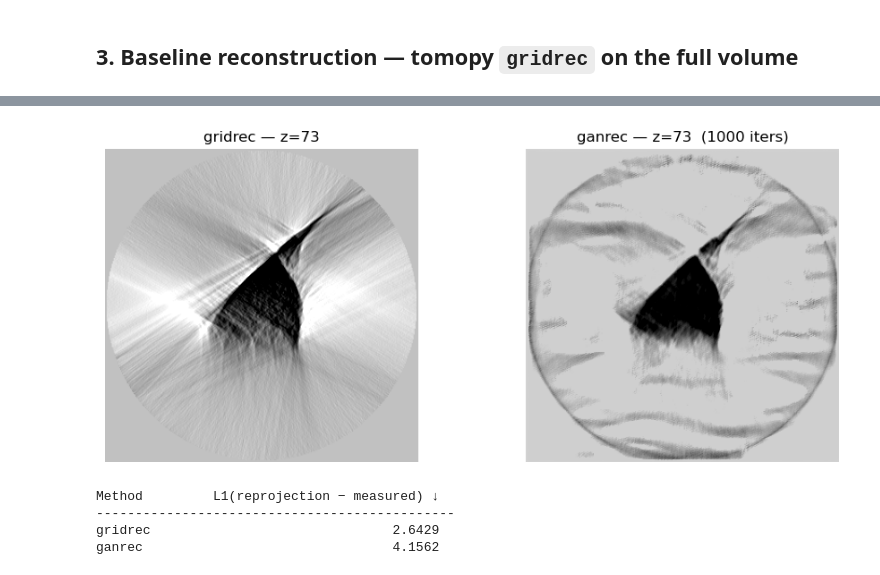
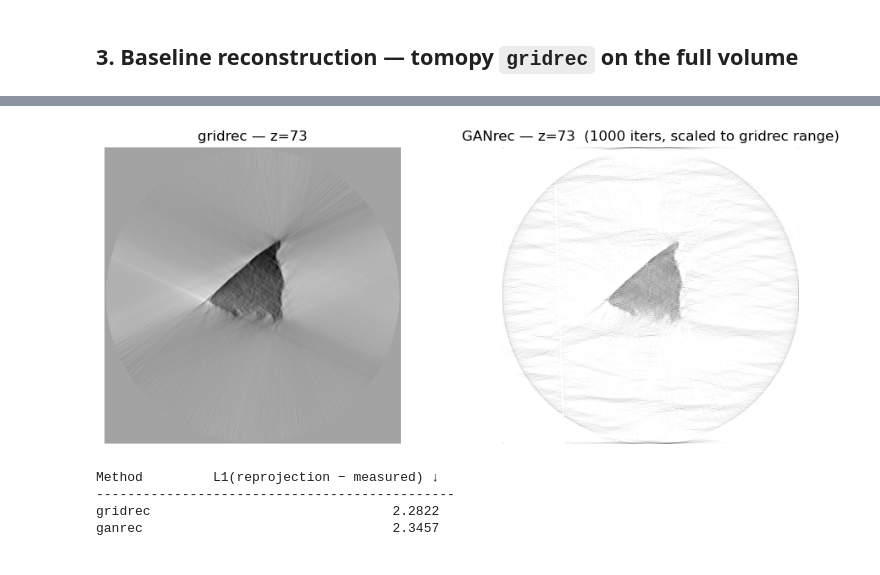
Before and after one commit to levijh1/TomoMono, a Jupyter notebook: ganrec_realData_walkthrough.ipynb, the cells around one changed output, grey strips where cells are left out. Cells and saved outputs as stored; diff of their text form; code cells hidden in the pictures.

```diff
--- a/ganrec_realData_walkthrough.ipynb
+++ b/ganrec_realData_walkthrough.ipynb
@@ -41,7 +29,8 @@ Torch device: cuda
 GPU: Tesla P100-PCIE-16GB
 # %%
 # ── Config ──────────────────────────────────────────────────────────────
-ALIGNED_TIFF = '/home/ljh79/TomoMono/alignedProjections/APSbeamtime_Oct25/cfg59_ds4x_aligned_20260505-121404.tif'
+# ALIGNED_TIFF = '/home/ljh79/TomoMono/alignedProjections/APSbeamtime_Oct25/cfg59_ds4x_aligned_20260505-121404.tif'
+ALIGNED_TIFF = '/home/ljh79/TomoMono/alignedProjections/APSbeamtime_Oct25/bestNotebookAlignedProjections(4xds).tiff'
 RAW_HDF5     = '/home/ljh79/groups/grp_ptychi/nobackup/autodelete/Oct2025APSdata/tomo_data_run_final_2.hdf5'
 
 ITER_NUM   = 1000                   # GAN iterations per slice
@@ -60,6 +49,9 @@ def _load_angles_from_hdf5(path):
     with h5py.File(path, 'r') as hf:
         ang_deg = hf['angles'][...]
     ang_rad = ang_deg * np.pi / 180.0
+
+    drop_idx = [19, 26]
+    ang_rad = np.delete(ang_rad, drop_idx, axis=0)
     return ang_rad - np.mean(ang_rad)
 
 print(f'Loading pre-aligned TIFF: {ALIGNED_TIFF}')
@@ -167,7 +124,7 @@ torch._dynamo.config.suppress_errors = True
 # %%
 torch.manual_seed(RNG_SEED)
 # ganrec_slice = GANtomo(-prj_slice, angles_rad, iter_num=ITER_NUM, recon_monitor=True).recon()
-ganrec_slice = GANtomo(-prj_slice, angles_rad, iter_num=1000, l1_ratio=300, g_learning_rate= 5e-4, circle_mask=0.5, recon_monitor=True).recon()
+ganrec_slice = GANtomo(-prj_slice, angles_rad, iter_num=1000, l1_ratio=300, g_learning_rate= 5e-4, recon_monitor=True).recon()
 
 ganrec_slice = np.asarray(ganrec_slice)
 while ganrec_slice.ndim > 2:
@@ -192,43 +140,48 @@ plt.show()
 # %%
-def zscore(x):
-    x = x.astype(np.float32)
-    return (x - x.mean()) / (x.std() + 1e-8)
+def torch_nor_tomo(x):
+    x = (x - x.mean()) / x.std()
+    return x - x.min()
 
-gridrec_s = gridrec_vol[SLICE_IDX]
-gr_n, gn_n = zscore(gridrec_s), zscore(-ganrec_slice)
+gridrec_s    = gridrec_vol[SLICE_IDX]
+ganrec_flipped = -ganrec_slice  # GANtomo was called with negated projections
 
-vmin, vmax = np.percentile(gr_n, [2, 98])
+# Rescale GANrec to match gridrec's value range
+gr_min, gr_max = float(gridrec_s.min()), float(gridrec_s.max())
+gn_min, gn_max = float(ganrec_flipped.min()), float(ganrec_flipped.max())
+ganrec_scaled  = (ganrec_flipped - gn_min) / (gn_max - gn_min + 1e-8) * (gr_max - gr_min) + gr_min
+
 fig, ax = plt.subplots(1, 2, figsize=(10, 4))
-ax[0].imshow(gr_n, cmap='gray', vmin=vmin, vmax=vmax); ax[0].set_title(f'{RECON_ALG} — z={SLICE_IDX}')
-ax[1].imshow(gn_n, cmap='gray', vmin=vmin, vmax=vmax); ax[1].set_title(f'ganrec — z={SLICE_IDX}  ({ITER_NUM} iters)')
-
+ax[0].imshow(gridrec_s,    cmap='gray', vmin=gr_min, vmax=gr_max)
+ax[0].set_title(f'{RECON_ALG} — z={SLICE_IDX}')
+ax[1].imshow(ganrec_scaled, cmap='gray', vmin=gr_min, vmax=gr_max)
+ax[1].set_title(f'GANrec — z={SLICE_IDX}  ({ITER_NUM} iters, scaled to gridrec range)')
 for a in ax: a.axis('off')
 plt.tight_layout(); plt.show()
 
-# Reprojection-consistency check on this slice
+# Reprojection-consistency check
 def reproject(img_2d, angles_rad_t):
     t = torch.from_numpy(img_2d.astype(np.float32)).view(1, 1, *img_2d.shape).to(DEVICE)
     radon_local = RadonTransform(torch.empty(1, 1, img_2d.shape[0], img_2d.shape[1], device=DEVICE),
                                  angles_rad_t).to(DEVICE)
     with torch.no_grad():
         r = torch_nor_tomo(radon_local(torch_nor_tomo(t), angles_rad_t))
     return r[0, 0].cpu().numpy()
 
 meas_n  = (prj_slice - prj_slice.mean()) / prj_slice.std()
 meas_n -= meas_n.min()
 
-rep_gr = reproject(gridrec_s,    ang_t)
-rep_gn = reproject(ganrec_slice, ang_t)
+rep_gr = reproject(gridrec_s,      ang_t)
+rep_gn = reproject(ganrec_flipped, ang_t)
 
 l1_gr = float(np.mean(np.abs(meas_n - rep_gr)))
 l1_gn = float(np.mean(np.abs(meas_n - rep_gn)))
 print(f"{'Method':<10}  {'L1(reprojection − measured) ↓':>32}")
 print(f"{'-' * 46}")
 print(f"{RECON_ALG:<10}  {l1_gr:>32.4f}")
 print(f"{'ganrec':<10}  {l1_gn:>32.4f}")
 # %% [output]
-[figure, old version]
+[figure, new version]
 Method         L1(reprojection − measured) ↓
 ----------------------------------------------
-gridrec                               2.6429
-ganrec                                4.1562
+gridrec                               2.2822
+ganrec                                2.3457
```
Also changed, not shown: parts of 15 cells of this notebook, 35 other files.
